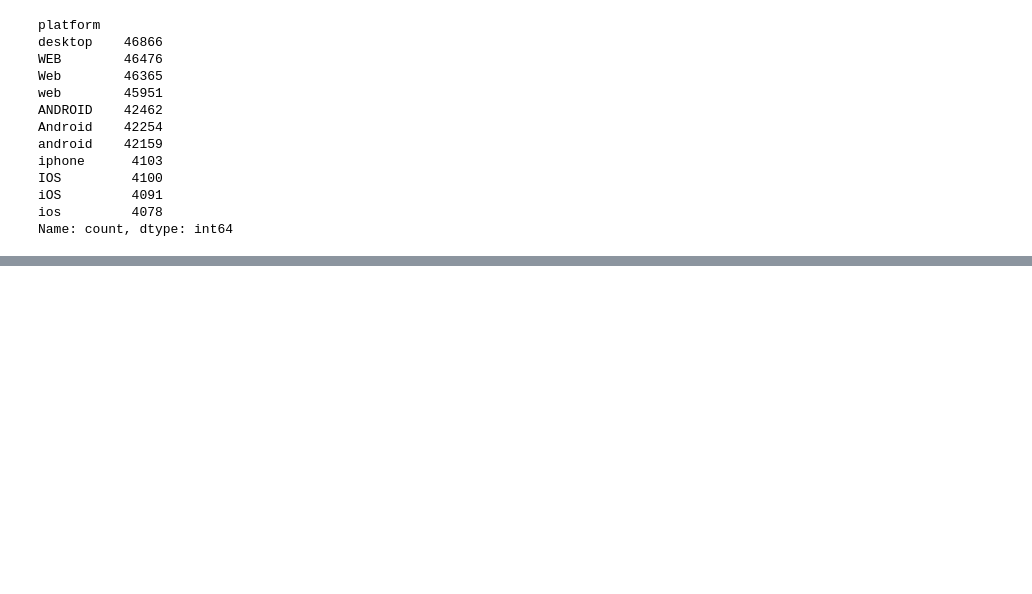
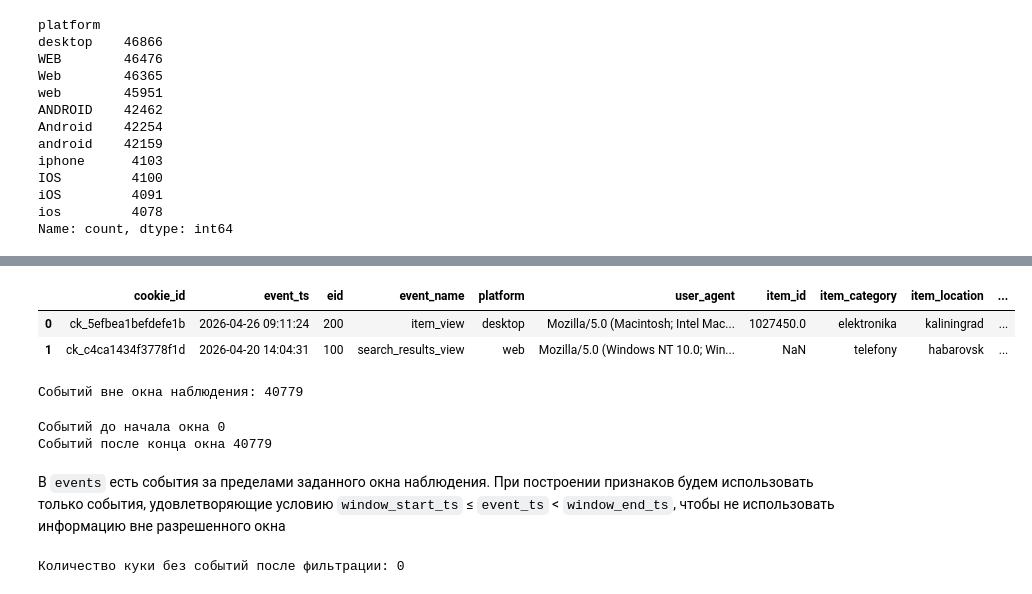
Before and after one commit to Nochami4/avito-bot-detection, a Jupyter notebook: solution.ipynb, the cells around one changed output, grey strips where cells are left out. Saved outputs shown, nothing was run; the diff lists cells and outputs as text; code cells hidden in the pictures; blank space fills up the shorter version.

```diff
--- a/solution.ipynb
+++ b/solution.ipynb
@@ -210,0 +285,26 @@ platform_event_stat
+# %%
+events_windows = pd.merge(events, cookie_windows, on="cookie_id", how="left", validate="many_to_one")
+
+events_windows.head(2)
+# %% [output]
+|  | cookie_id | event_ts | eid | event_name | platform | user_agent | item_id | item_category | item_location | ... |
+| 0 | ck_5efbea1befdefe1b | 2026-04-26 09:11:24 | 200 | item_view | desktop | Mozilla/5.0 (Macintosh; Intel Mac... | 1027450.0 | elektronika | kaliningrad | ... |
+| 1 | ck_c4ca1434f3778f1d | 2026-04-20 14:04:31 | 100 | search_results_view | web | Mozilla/5.0 (Windows NT 10.0; Win... | NaN | telefony | habarovsk | ... |
+# %%
+window_mask = (
+    (events_windows["window_start_ts"] <= events_windows["event_ts"])
+    & (events_windows["event_ts"] < events_windows["window_end_ts"])
+)
+
+print(f"Событий вне окна наблюдения: {(~window_mask).sum()}")
+# %% [output]
+Событий вне окна наблюдения: 40779
+# %%
+before_window = events_windows["event_ts"] < events_windows["window_start_ts"]
+after_window = events_windows["event_ts"] >= events_windows["window_end_ts"]
+
+print(f"Событий до начала окна {before_window.sum()}")
+print(f"Событий после конца окна {after_window.sum()}")
+# %% [output]
+Событий до начала окна 0
+Событий после конца окна 40779
@@ -210,0 +313,9 @@ platform_event_stat
+# %% [markdown]
+В `events` есть события за пределами заданного окна наблюдения. При построении признаков будем использовать только события, удовлетворяющие условию `window_start_ts` ≤  `event_ts` < `window_end_ts`, чтобы не использовать информацию вне разрешенного окна
+# %%
+filtered_cookies = set(events_in_window["cookie_id"])
+missing_after_filter = (train_cookies | test_cookies) - filtered_cookies
+
+print(f"Количество куки без событий после фильтрации: {len(missing_after_filter)}")
+# %% [output]
+Количество куки без событий после фильтрации: 0
```
Also changed, not shown: parts of 10 cells of this notebook.
